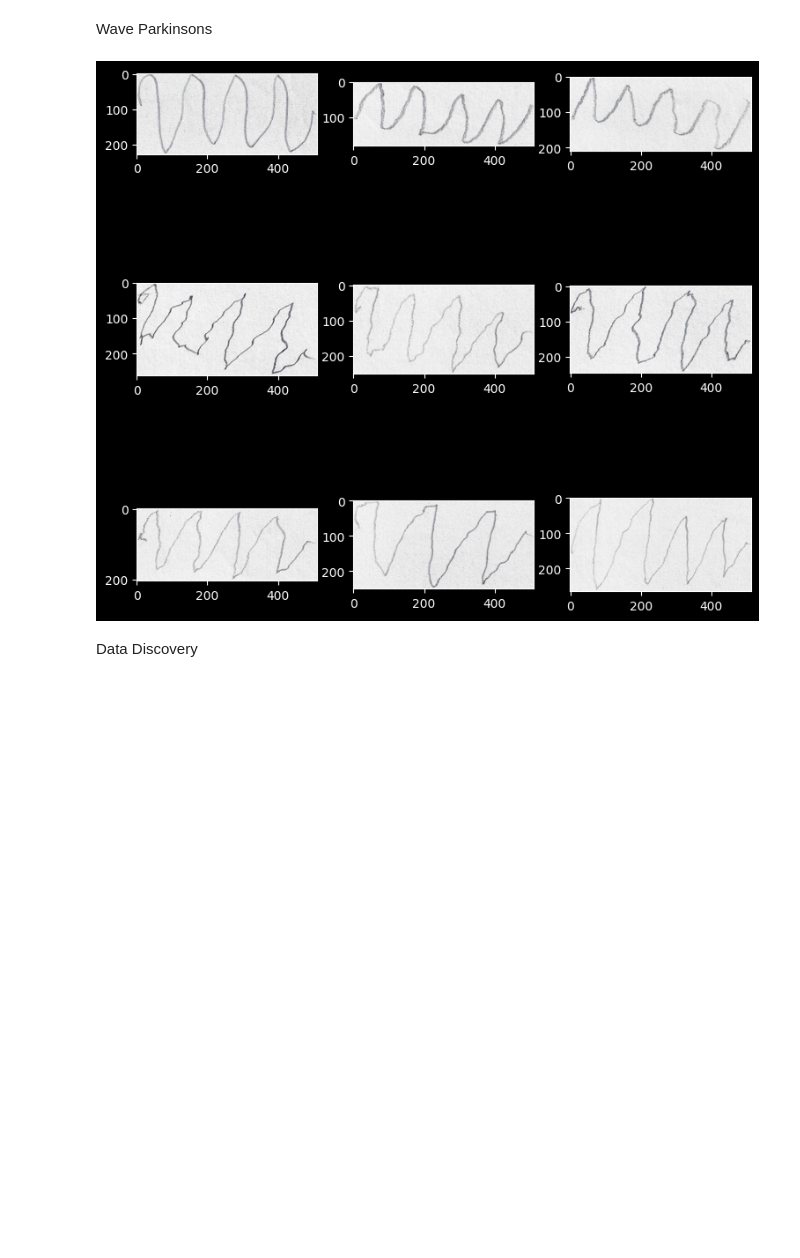
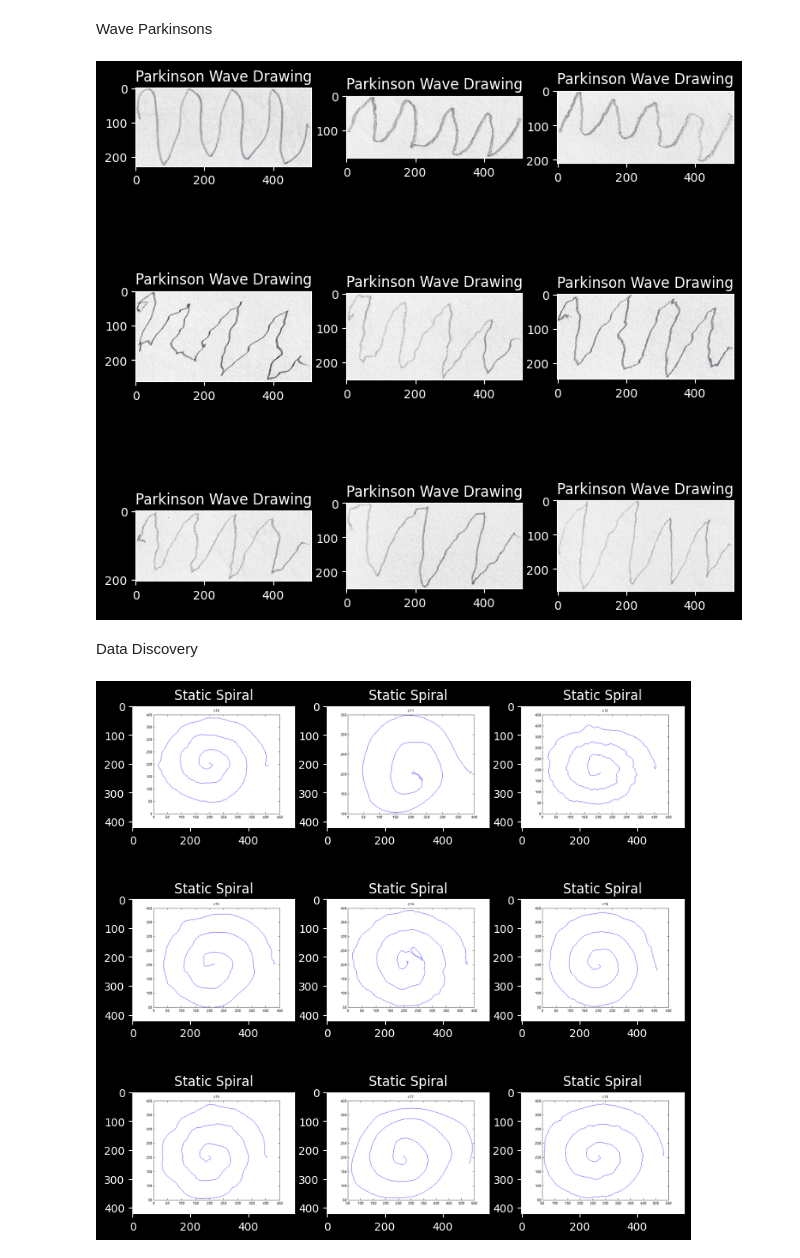
Before and after one commit to jwwils/Parkinsons_Data, a Jupyter notebook: Data Exploration.ipynb, the cells around one changed output. Cells and saved outputs as stored; diff of their text form; code cells hidden in the pictures; blank space fills up the shorter version.

```diff
--- a/Data Exploration.ipynb
+++ b/Data Exploration.ipynb
@@ -49,9 +52,21 @@ for i in range(1, 10, 1):
     plt.subplot(3,3,i)
     img = load_img("../Parkinsons_Data/wave/training/parkinson/"+
                   os.listdir("../Parkinsons_Data/wave/training/parkinson/")[i])
+    plt.title("Parkinson Wave Drawing")
     plt.imshow(img)
 plt.show()
 # %% [output]
-[figure, old version]
+[figure, new version]
 # %% [markdown]
 Data Discovery
+# %%
+plt.figure(figsize= (9,9))
+for i in range(1, 10, 1):
+    plt.subplot(3,3,i)
+    img = load_img("../PARKINSON_HW/hw_drawings/Static Spiral Test/"+
+                  os.listdir("../PARKINSON_HW/hw_drawings/Static Spiral Test/")[i])
+    plt.title("Static Spiral")
+    plt.imshow(img)
+plt.show()
+# %% [output]
+[figure, added]
```
Also changed, not shown: parts of 4 cells of this notebook.
